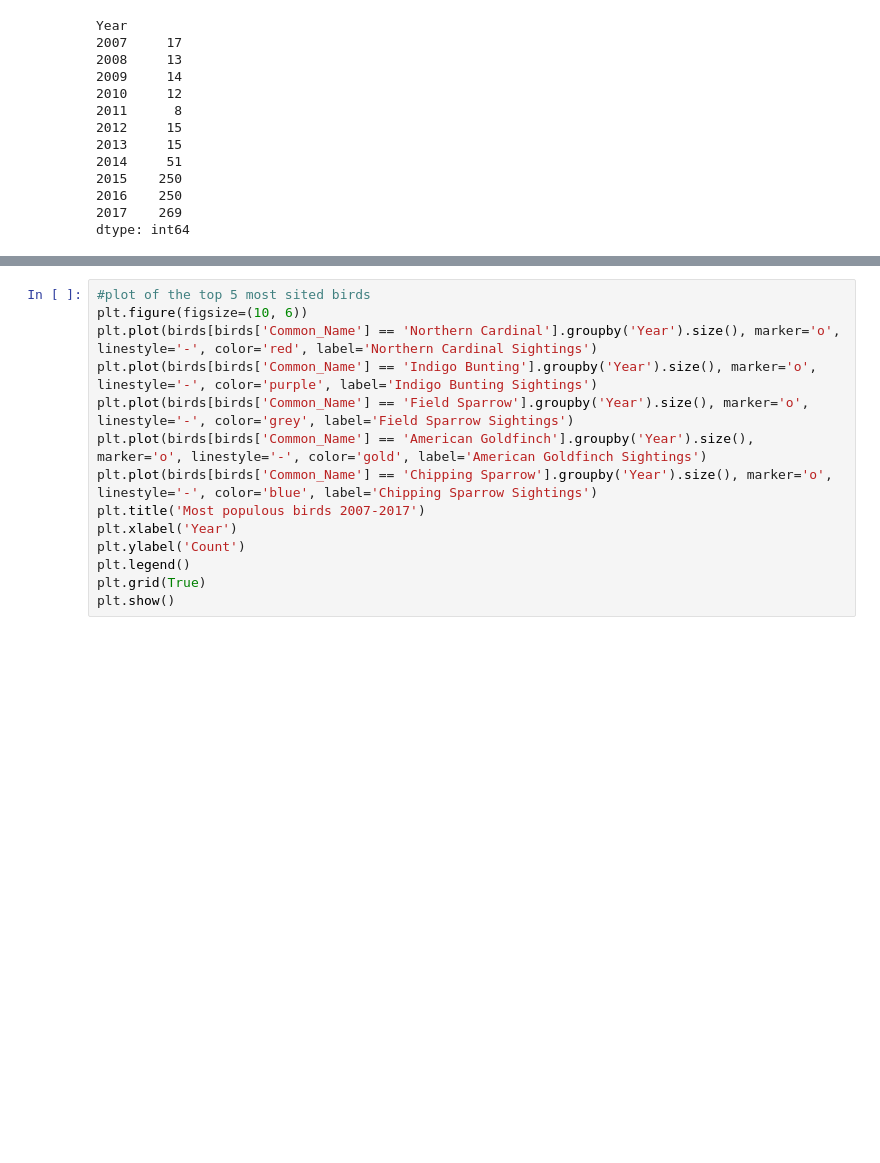
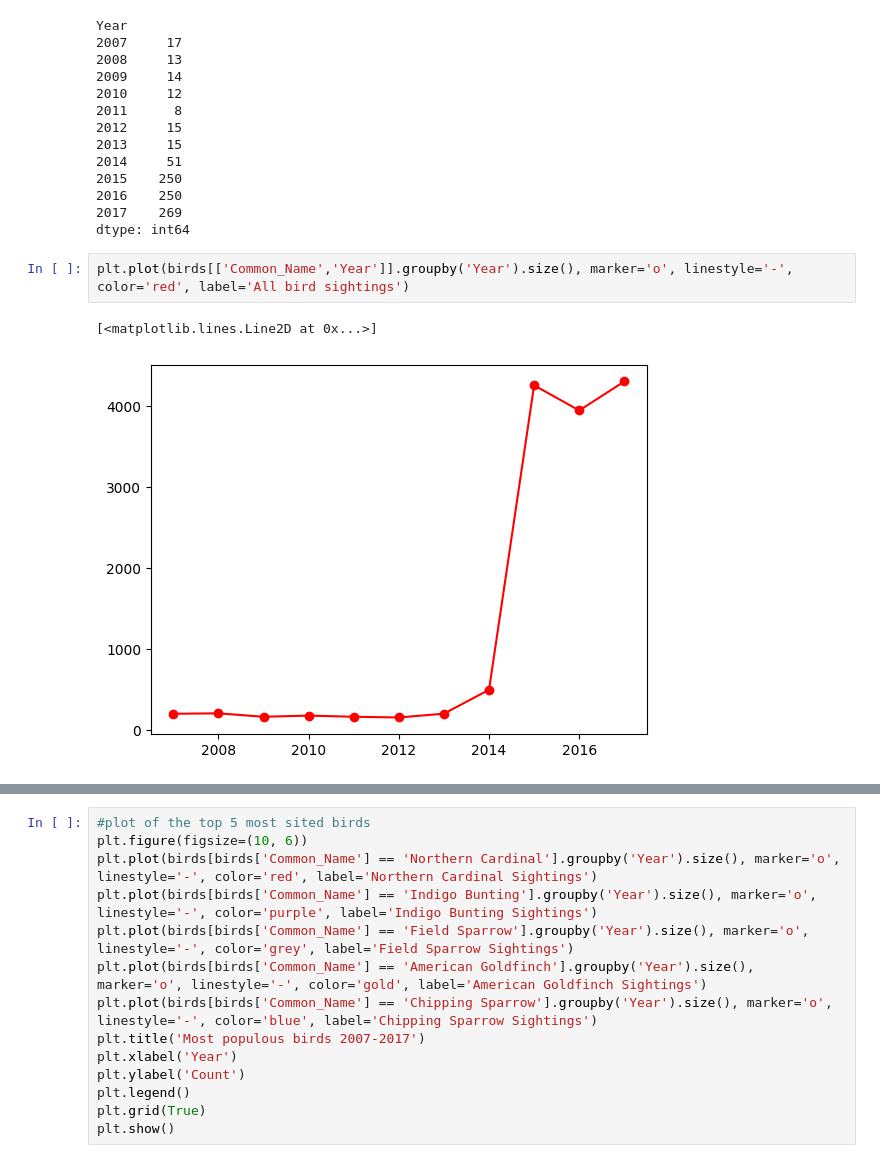
Before and after one commit to Zenon-Nowakowski/Bird-watching-data-analysis, a Jupyter notebook: main.ipynb, the cells around one changed output, grey strips where cells are left out. Cells and saved outputs as stored; diff of their text form; blank space fills up the shorter version.

```diff
--- a/main.ipynb
+++ b/main.ipynb
@@ -64,3 +111,8 @@ Year
 2016    250
 2017    269
 dtype: int64
+# %%
+plt.plot(birds[['Common_Name','Year']].groupby('Year').size(), marker='o', linestyle='-', color='red', label='All bird sightings')
+# %% [output]
+[<matplotlib.lines.Line2D at 0x...>]
+[figure, added]
```
Also changed, not shown: parts of 25 cells of this notebook, 7 other files.
